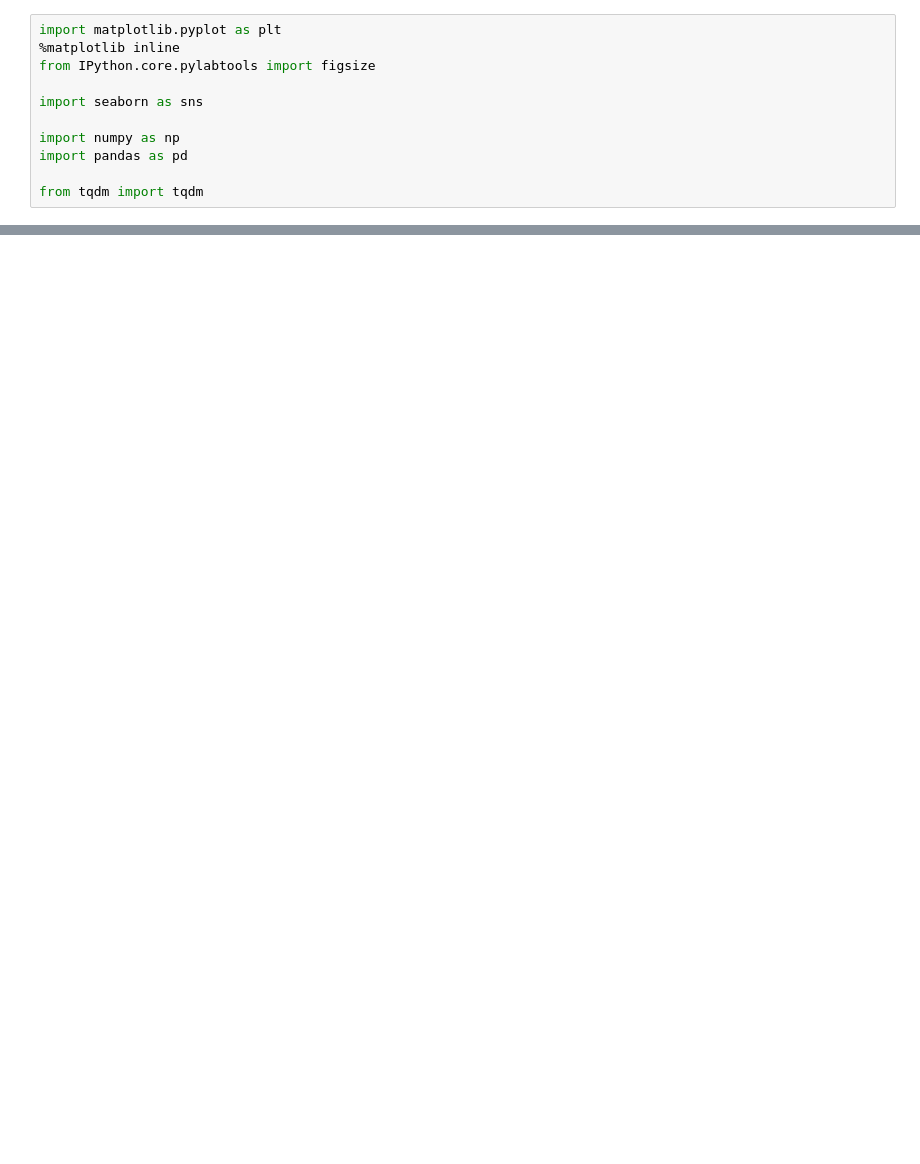
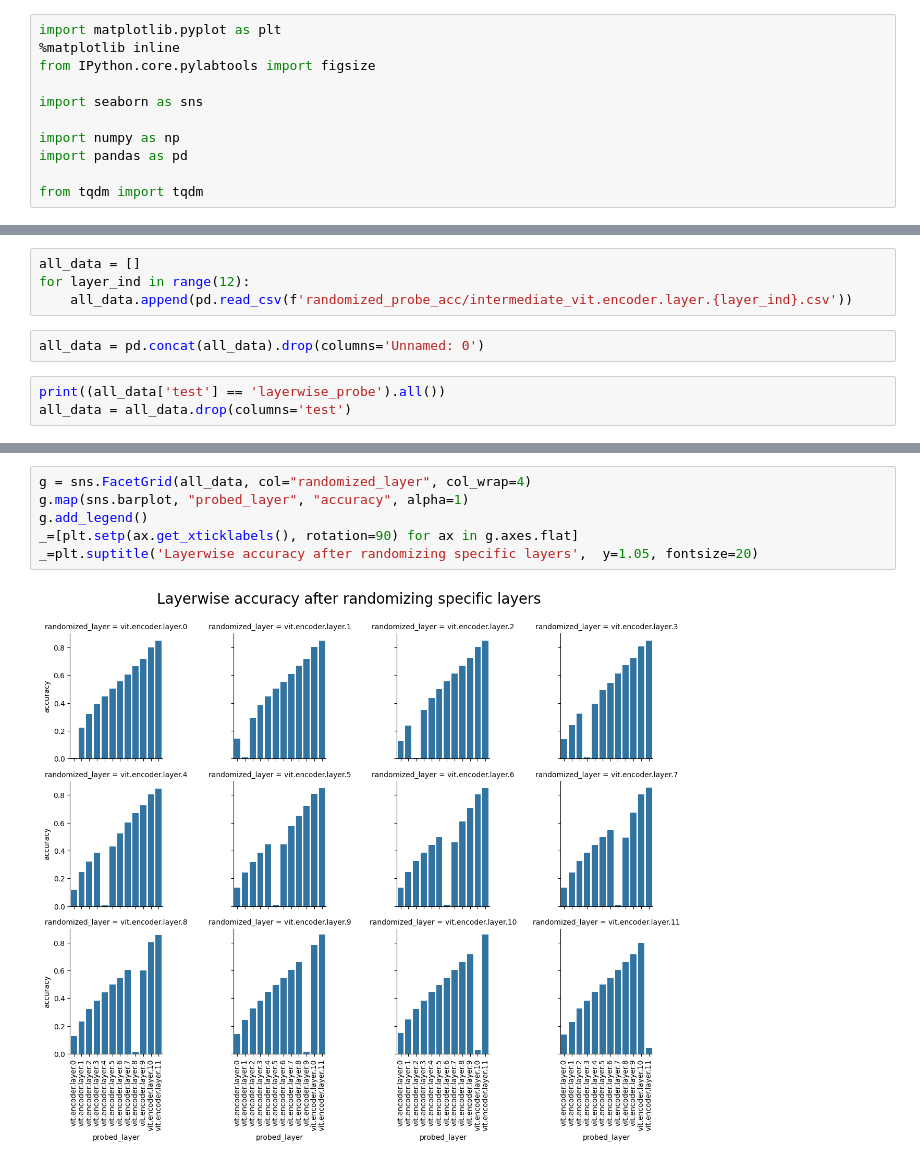
Before and after one commit to lrast/CLSTokenAnalysis, a Jupyter notebook: 1.0-randomization_and_readout.ipynb, the cells around one changed output, grey strips where cells are left out. Cells and saved outputs as stored; diff of their text form; blank space fills up the shorter version.

Commit message:
Experiment results: randomized layers bounce back

```diff
--- a/1.0-randomization_and_readout.ipynb
+++ b/1.0-randomization_and_readout.ipynb
@@ -40,0 +20,9 @@ KeyboardInterrupt:
+# %%
+all_data = []
+for layer_ind in range(12):
+    all_data.append(pd.read_csv(f'randomized_probe_acc/intermediate_vit.encoder.layer.{layer_ind}.csv'))
+# %%
+all_data = pd.concat(all_data).drop(columns='Unnamed: 0')
+# %%
+print((all_data['test'] == 'layerwise_probe').all())
+all_data = all_data.drop(columns='test')
@@ -40,0 +47,8 @@ KeyboardInterrupt:
+# %%
+g = sns.FacetGrid(all_data, col="randomized_layer", col_wrap=4)
+g.map(sns.barplot, "probed_layer", "accuracy", alpha=1)
+g.add_legend()
+_=[plt.setp(ax.get_xticklabels(), rotation=90) for ax in g.axes.flat]
+_=plt.suptitle('Layerwise accuracy after randomizing specific layers',  y=1.05, fontsize=20)
+# %% [output]
+[figure, added]
```
Also changed, not shown: parts of 15 cells of this notebook, 1 other file.
